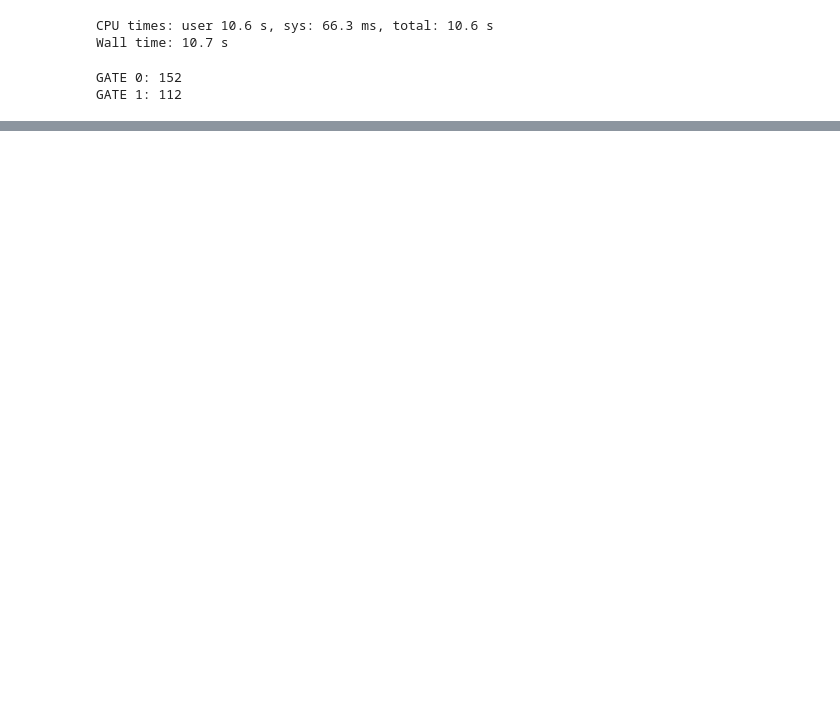
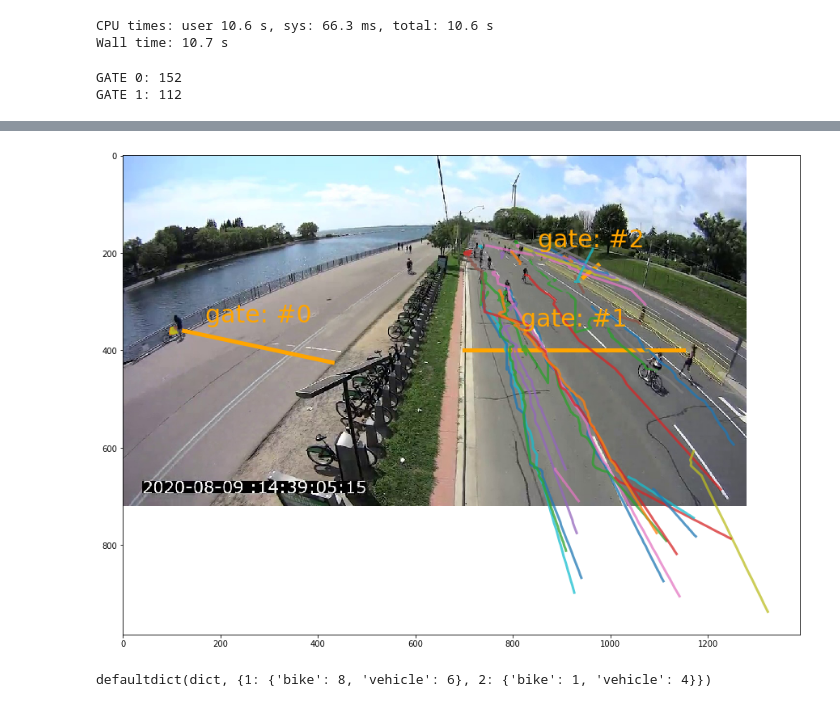
Before and after one commit to radumas/rpi-urban-mobility-tracker, a Jupyter notebook: notebooks/counting.ipynb, the cells around one changed output, grey strips where cells are left out. Cells and saved outputs as stored; diff of their text form; code cells hidden in the pictures; blank space fills up the shorter version.

```diff
--- a/notebooks/counting.ipynb
+++ b/notebooks/counting.ipynb
@@ -149,0 +235,32 @@ GATE 1: 112
+# %%
+# Create gates which if crossed, will increment our counters
+gates = gpd.GeoSeries([
+    LineString([(125,360), (430,425)]),    # (xy1, xy2)
+    LineString([(700,400), (1150,400)]),   # (xy1, xy2)
+    LineString([(945,250), (975,225)]),   # (xy1, xy2)
+])
+# %%
+# let's validate that these gates are in the right place with a plot
+fig, ax = plt.subplots(figsize=(15,15))
+plt.imshow(pil_img)
+
+for g, gate in enumerate(gates):
+    x, y = gate.xy
+    plt.plot(x, y, color='orange', linewidth=5)
+
+    plt.text(
+        sum(x)/2,
+        sum(y)/2 - 50,
+        "gate: #{}".format(g),
+        color='orange',
+        horizontalalignment='center',
+        fontsize=30)
+
+for _, line in trajectories.iterrows():
+    x,y = line.list.xy
+    ax.plot(x, y, lw=3, alpha=0.75)
+
+ax.set_aspect('equal')
+plt.show()
+# %% [output]
+[figure, added]
@@ -149,0 +280,4 @@ GATE 1: 112
+# %%
+gatecounts
+# %% [output]
+defaultdict(dict, {1: {'bike': 8, 'vehicle': 6}, 2: {'bike': 1, 'vehicle': 4}})
```
Also changed, not shown: parts of 15 cells of this notebook, 2 other files.
